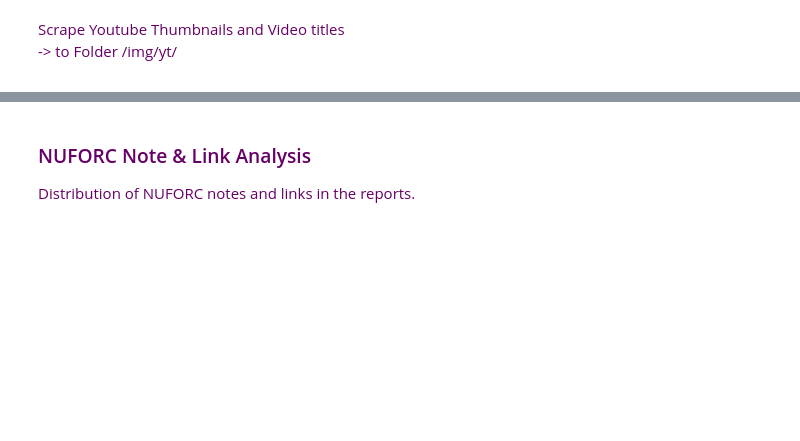
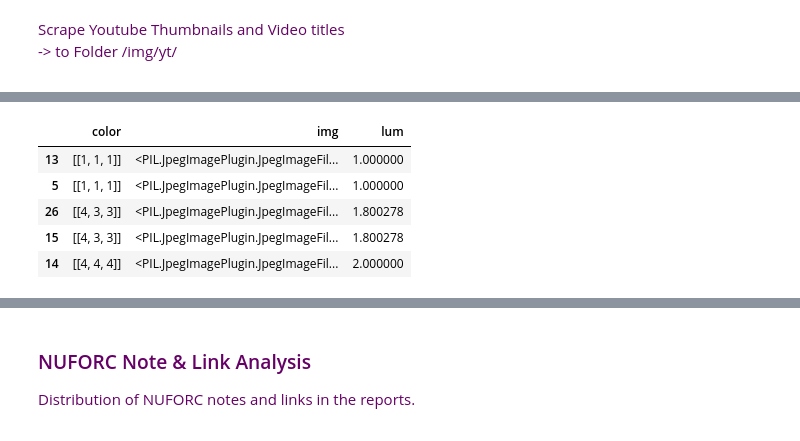
Before and after one commit to kiru/ada_project, a Jupyter notebook: UFO.ipynb, the cells around one changed output, grey strips where cells are left out. Cells and saved outputs as stored; diff of their text form; code cells hidden in the pictures; blank space fills up the shorter version.

```diff
--- a/UFO.ipynb
+++ b/UFO.ipynb
@@ -250,0 +259,10 @@ scrape_yt_images(df_ufo_reports)
+# %%
+big_image, df_img = plot_sorted_images()
+df_img.head()
+# %% [output]
+|  | color | img | lum |
+| 13 | [[1, 1, 1]] | <PIL.JpegImagePlugin.JpegImageFil... | 1.000000 |
+| 5 | [[1, 1, 1]] | <PIL.JpegImagePlugin.JpegImageFil... | 1.000000 |
+| 26 | [[4, 3, 3]] | <PIL.JpegImagePlugin.JpegImageFil... | 1.800278 |
+| 15 | [[4, 3, 3]] | <PIL.JpegImagePlugin.JpegImageFil... | 1.800278 |
+| 14 | [[4, 4, 4]] | <PIL.JpegImagePlugin.JpegImageFil... | 2.000000 |
```
Also changed, not shown: parts of 11 cells of this notebook, 1 other file.
